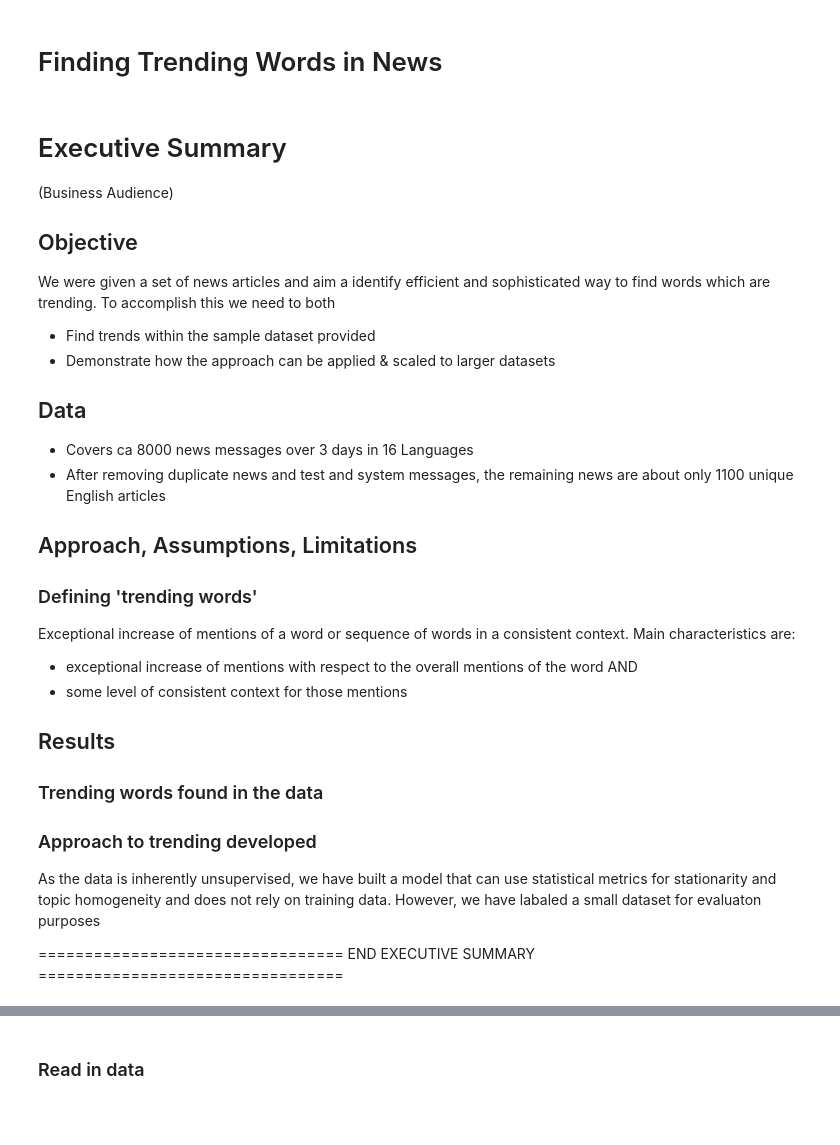
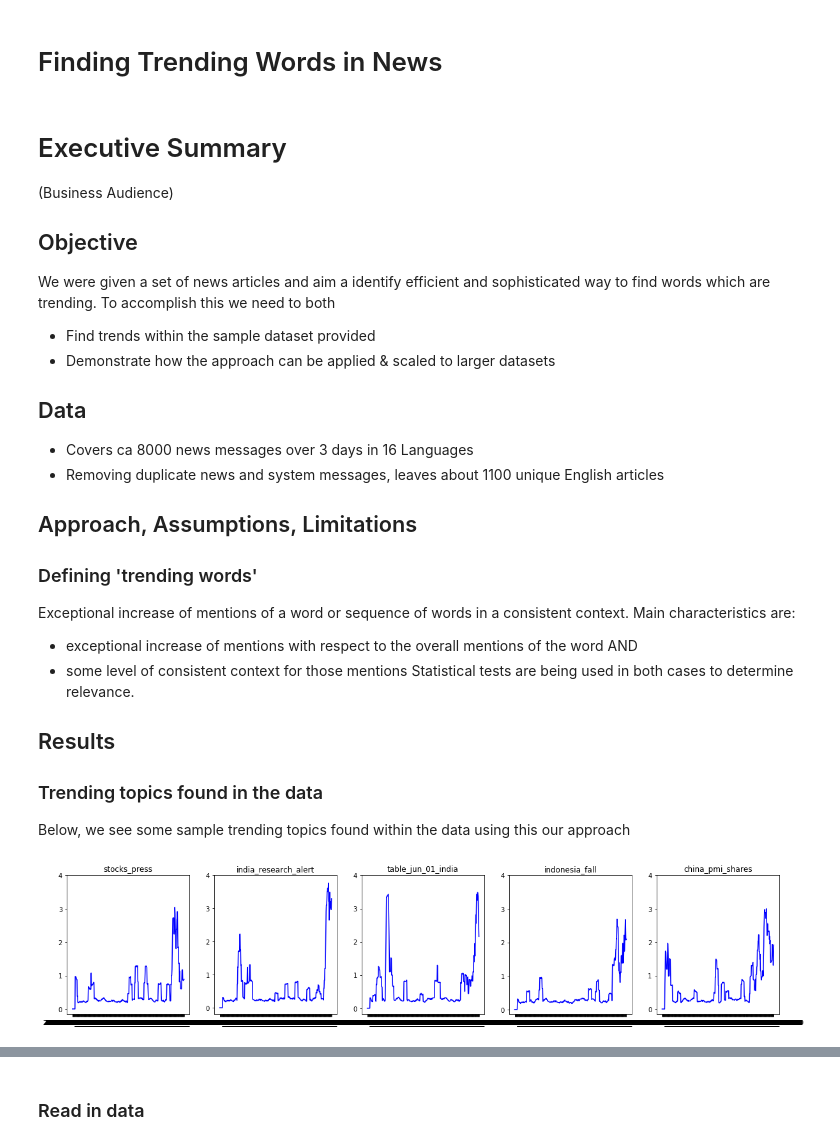
Before and after one commit to md-nlp-experiments/trending_topics, a Jupyter notebook: SUBMISSION Finding Trending Words in News.ipynb, the cells around one changed output, grey strips where cells are left out. Saved outputs shown, nothing was run; the diff lists cells and outputs as text; code cells hidden in the pictures; blank space fills up the shorter version.

```diff
--- a/SUBMISSION Finding Trending Words in News.ipynb
+++ b/SUBMISSION Finding Trending Words in News.ipynb
@@ -11,20 +11,23 @@ We were given a set of news articles and aim a identify efficient and sophistica
 
 ## Data
 - Covers ca 8000 news messages over 3 days in 16 Languages
-- After removing duplicate news and test and system messages, the remaining news are about only 1100 unique English articles
+- Removing duplicate news and system messages, leaves about 1100 unique English articles
 
 ## Approach, Assumptions, Limitations
 ### Defining 'trending words'
 Exceptional increase of mentions of a word or sequence of words in a consistent context. Main characteristics are:
-- exceptional increase of mentions with respect to the overall mentions of the word AND
+- exceptional increase of mentions with respect to the overall mentions of the word
+AND
 - some level of consistent context for those mentions
-
+Statistical tests are being used in both cases to determine relevance.
 
 
 ## Results
-### Trending words found in the data
-
-### Approach to trending developed
-As the data is inherently unsupervised, we have built a model that can use statistical metrics for stationarity and topic homogeneity and does not rely on training data. However, we have labaled a small dataset for evaluaton purposes
-
-================================= END EXECUTIVE SUMMARY =================================
+### Trending topics found in the data
+Below, we see some sample trending topics found within the data using this our approach
+# %%
+### NB: Run all cells marked MVP to get this result
+_,df_agg=ev.pipe_transform(df_unq_en,pipe_ttl,time_interval=5)
+pp.make_plt(df_agg.rolling(12).sum().fillna(0),true_pos,[], chart_scale=[4,5])
+# %% [output]
+[figure, added]
```
Also changed, not shown: parts of 33 cells of this notebook.
